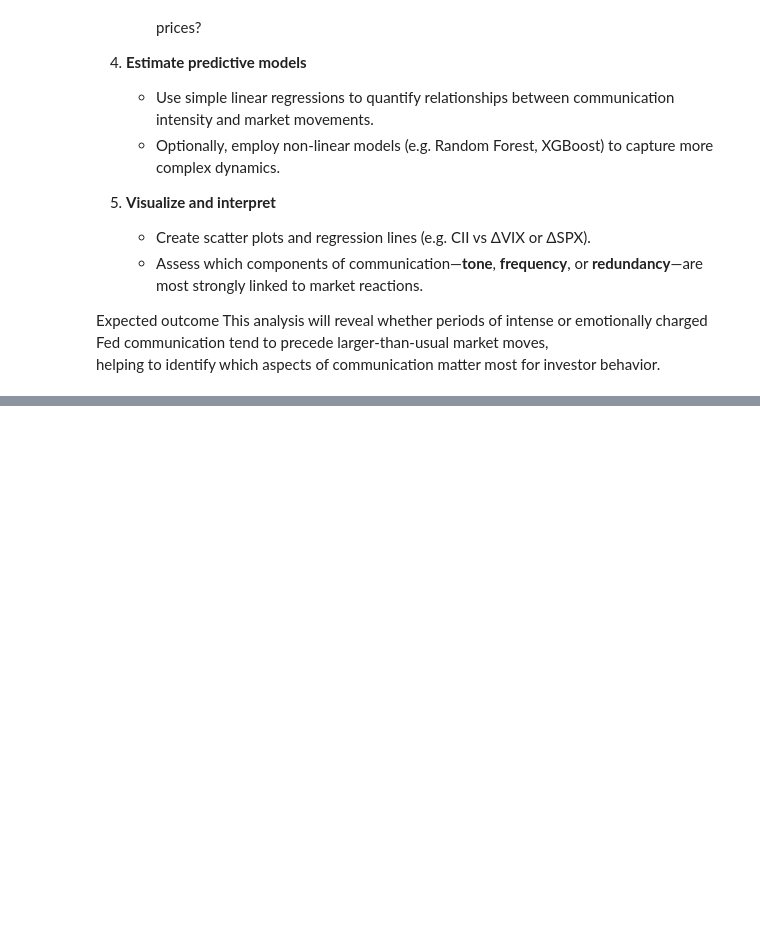
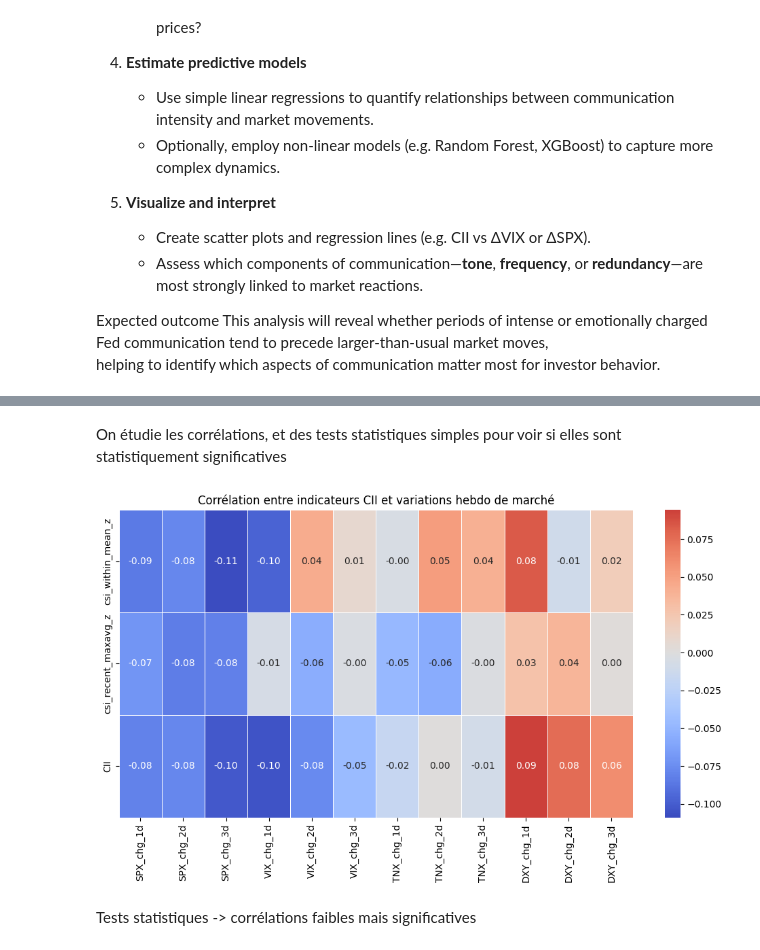
Before and after one commit to nonnen96/fed-communication-saturation, a Jupyter notebook: work.ipynb, the cells around one changed output, grey strips where cells are left out. Cells and saved outputs as stored; diff of their text form; code cells hidden in the pictures; blank space fills up the shorter version.

Commit message:
léger ajout corrélations/tests

```diff
--- a/work.ipynb
+++ b/work.ipynb
@@ -991,0 +1057,24 @@ for m in market_vars:
+# %% [markdown]
+On étudie les corrélations, et des tests statistiques simples pour voir si elles sont statistiquement significatives
+# %%
+# Définir les variables à corréler
+features = ["csi_within_mean_z", "csi_recent_maxavg_z","CII"]
+
+market_cols = ["SPX_chg_1d","SPX_chg_2d","SPX_chg_3d",
+               "VIX_chg_1d","VIX_chg_2d","VIX_chg_3d",
+               "TNX_chg_1d","TNX_chg_2d","TNX_chg_3d",
+               "DXY_chg_1d","DXY_chg_2d","DXY_chg_3d"]
+
+# Calcul de la matrice de corrélation
+corr_matrix = df_merge[features + market_cols].corr().loc[features, market_cols]
+
+# Affichage de la heatmap
+plt.figure(figsize=(10, 6))
+sns.heatmap(corr_matrix, annot=True, cmap="coolwarm", center=0,fmt=".2f", linewidths=0.5)
+plt.title("Corrélation entre indicateurs CII et variations hebdo de marché")
+plt.tight_layout()
+plt.show()
+# %% [output]
+[figure, added]
+# %% [markdown]
+Tests statistiques -> corrélations faibles mais significatives
```
Also changed, not shown: parts of 15 cells of this notebook.
